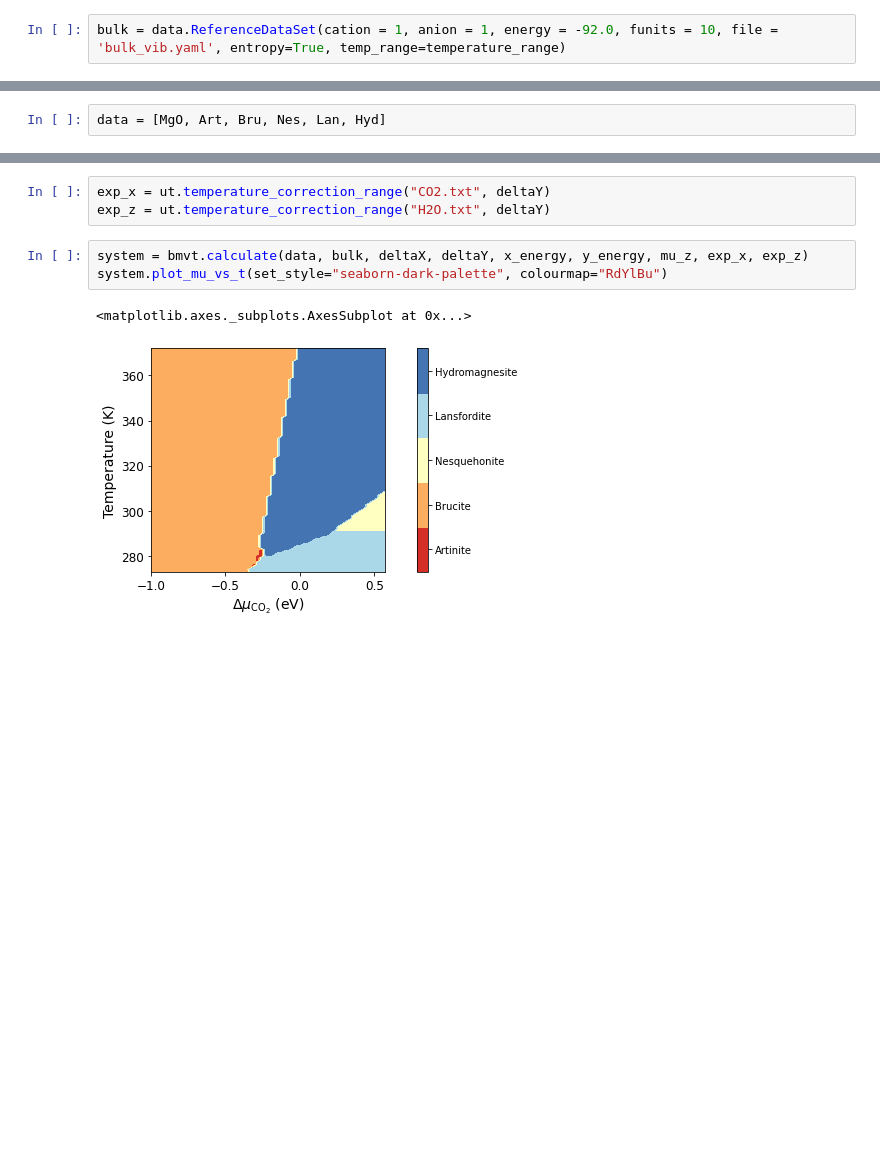
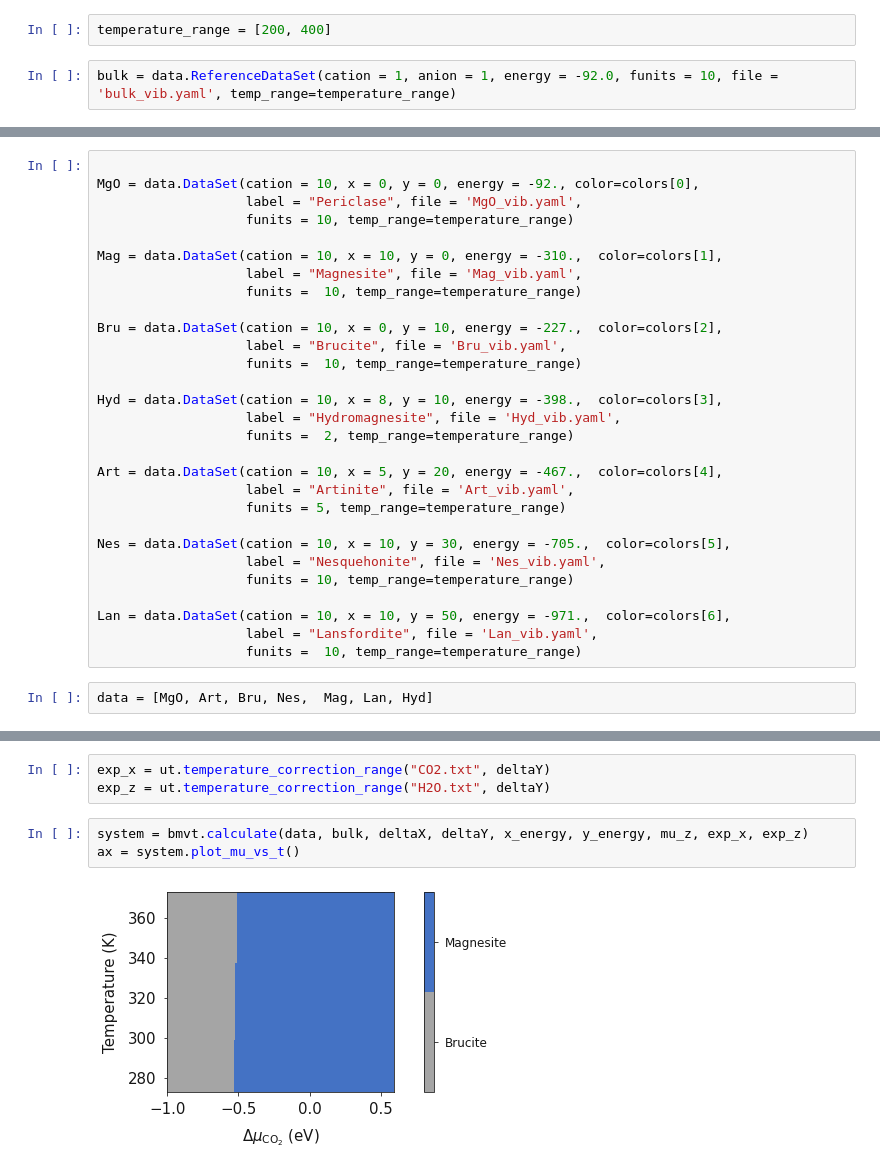
Before and after one commit to symmy596/SurfinPy, a Jupyter notebook: examples/Notebooks/Bulk/Tutorial_6.ipynb, the cells around one changed output, grey strips where cells are left out. Drawn from its saved outputs; the diff is of its cells as text; blank space fills up the shorter version.

```diff
--- a/examples/Notebooks/Bulk/Tutorial_6.ipynb
+++ b/examples/Notebooks/Bulk/Tutorial_6.ipynb
@@ -18,2 +37,4 @@ temperature_range = [273, 373]
+# %%
+temperature_range = [200, 400]
 # %%
-bulk = data.ReferenceDataSet(cation = 1, anion = 1, energy = -92.0, funits = 10, file = 'bulk_vib.yaml', entropy=True, temp_range=temperature_range)
+bulk = data.ReferenceDataSet(cation = 1, anion = 1, energy = -92.0, funits = 10, file = 'bulk_vib.yaml', temp_range=temperature_range)
@@ -36,2 +41,31 @@ Hyd = data.DataSet(cation = 10, x = 8, y = 10, energy = -398.6071433, label = "H
+# %%
+
+MgO = data.DataSet(cation = 10, x = 0, y = 0, energy = -92., color=colors[0],
+                   label = "Periclase", file = 'MgO_vib.yaml',
+                   funits = 10, temp_range=temperature_range)
+
+Mag = data.DataSet(cation = 10, x = 10, y = 0, energy = -310.,  color=colors[1],
+                   label = "Magnesite", file = 'Mag_vib.yaml',
+                   funits =  10, temp_range=temperature_range)
+
+Bru = data.DataSet(cation = 10, x = 0, y = 10, energy = -227.,  color=colors[2],
+                   label = "Brucite", file = 'Bru_vib.yaml',
+                   funits =  10, temp_range=temperature_range)
+
+Hyd = data.DataSet(cation = 10, x = 8, y = 10, energy = -398.,  color=colors[3],
+                   label = "Hydromagnesite", file = 'Hyd_vib.yaml',
+                   funits =  2, temp_range=temperature_range)
+
+Art = data.DataSet(cation = 10, x = 5, y = 20, energy = -467.,  color=colors[4],
+                   label = "Artinite", file = 'Art_vib.yaml',
+                   funits = 5, temp_range=temperature_range)
+
+Nes = data.DataSet(cation = 10, x = 10, y = 30, energy = -705.,  color=colors[5],
+                   label = "Nesquehonite", file = 'Nes_vib.yaml',
+                   funits = 10, temp_range=temperature_range)
+
+Lan = data.DataSet(cation = 10, x = 10, y = 50, energy = -971.,  color=colors[6],
+                   label = "Lansfordite", file = 'Lan_vib.yaml',
+                   funits =  10, temp_range=temperature_range)
 # %%
-data = [MgO, Art, Bru, Nes, Lan, Hyd]
+data = [MgO, Art, Bru, Nes,  Mag, Lan, Hyd]
@@ -46,10 +84,9 @@ exp_x = ut.temperature_correction_range("CO2.txt", deltaY)
 exp_z = ut.temperature_correction_range("H2O.txt", deltaY)
 # %%
 system = bmvt.calculate(data, bulk, deltaX, deltaY, x_energy, y_energy, mu_z, exp_x, exp_z)
-system.plot_mu_vs_t(set_style="seaborn-dark-palette", colourmap="RdYlBu")
+ax = system.plot_mu_vs_t()
 # %% [output]
-<matplotlib.axes._subplots.AxesSubplot at 0x...>
-[figure, old version]
+[figure, new version]
 # %%
 system.plot_p_vs_t(temperature=273, set_style="seaborn-dark-palette", colourmap="RdYlBu")
 # %% [output]
```
Also changed, not shown: parts of 19 cells of this notebook, 4 other files.
